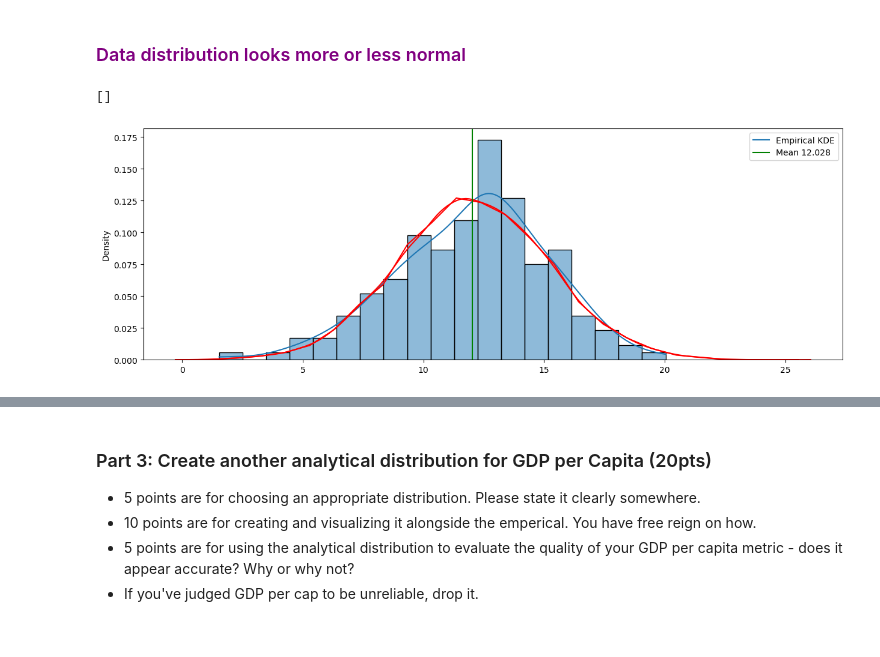
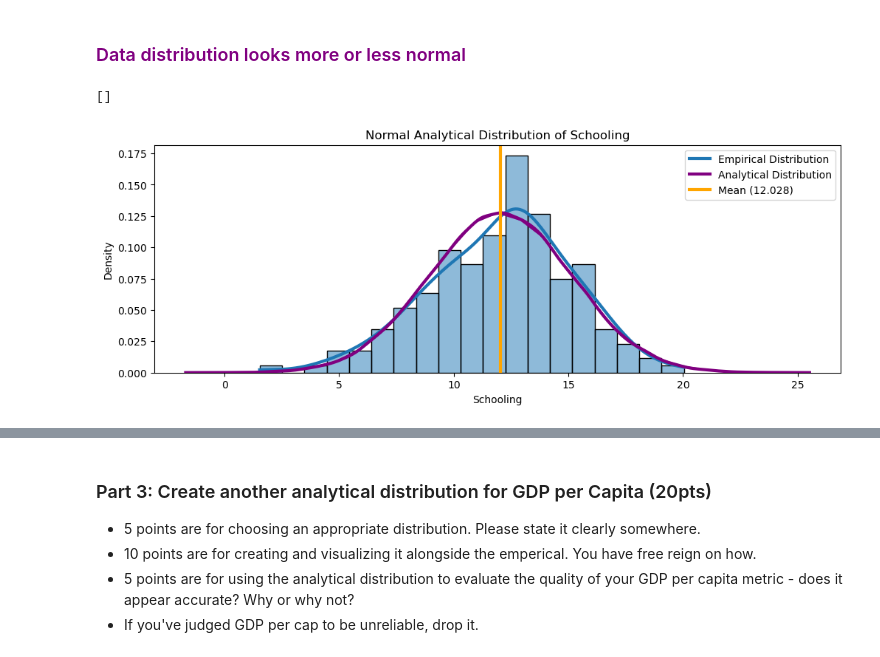
Before and after one commit to AkeemSemperDataScience/data3450-assignment-2-mlsiebold, a Jupyter notebook: START_Asn_2.ipynb, the cells around one changed output, grey strips where cells are left out. Cells and saved outputs as stored; diff of their text form; code cells hidden in the pictures.

Commit message:
Part 2.2 analytical distribution

```diff
--- a/START_Asn_2.ipynb
+++ b/START_Asn_2.ipynb
@@ -242,18 +242,22 @@ plt.show()
 ### <span style="color: purple">Data distribution looks more or less normal</span>
 # %%
 #Analytical for Schooling
-
 
 mu = df_school['Schooling'].mean()
 sigma = df_school['Schooling'].std()
 normz = ss.norm(mu, sigma)                  # Create mathmatical representation of the distribution (object)
 
-sns.histplot(school_list, binwidth=1, stat="density", kde=True, line_kws={'label':'Empirical KDE'})                   # Plots empirical distribution
-sns.histplot(data=normz.rvs(10000), binwidth=1, color="red", stat="density", kde=True, element="poly", fill=False)    # Plots normal distribution using 10,000 randomly generated samples from an analytical model
-plt.axvline(mu, color="green", label=f'Mean {round(mu, 3)}')                                                                            # Marks the mean
+plt.figure(figsize=(12,4))
+
+sns.histplot(school_list, binwidth=1, stat="density", kde=True, line_kws={'label':'Empirical Distribution', 'linewidth': 3})     # Plots empirical distribution
+sns.histplot(data=normz.rvs(100000), binwidth=1, color='purple', stat='density', element='poly', fill=False,
+             kde=True, line_kws={'label':'Analytical Distribution', 'linewidth':3})                                              # Plots normal distribution using 10,000 randomly generated samples from an analytical model
+plt.axvline(mu, color="orange", label=f'Mean ({round(mu, 3)})', linewidth=3)                                            # Marks the mean
+
 plt.legend()
-
+plt.title(f'Normal Analytical Distribution of {column}')
+plt.xlabel(column)
 plt.plot()
 # %% [output]
 []
-[figure, old version]
+[figure, new version]
```
Also changed, not shown: parts of 2 cells of this notebook.
